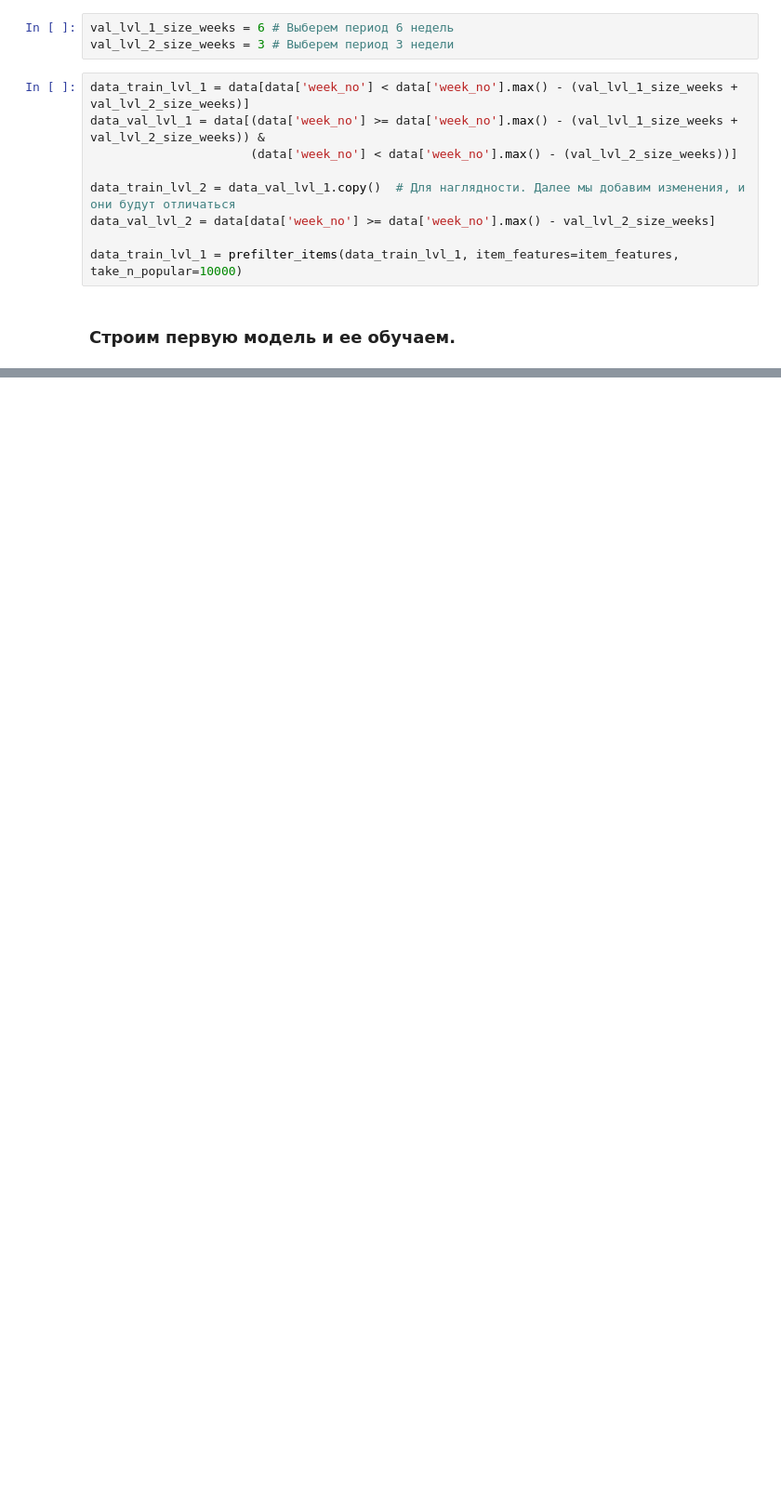
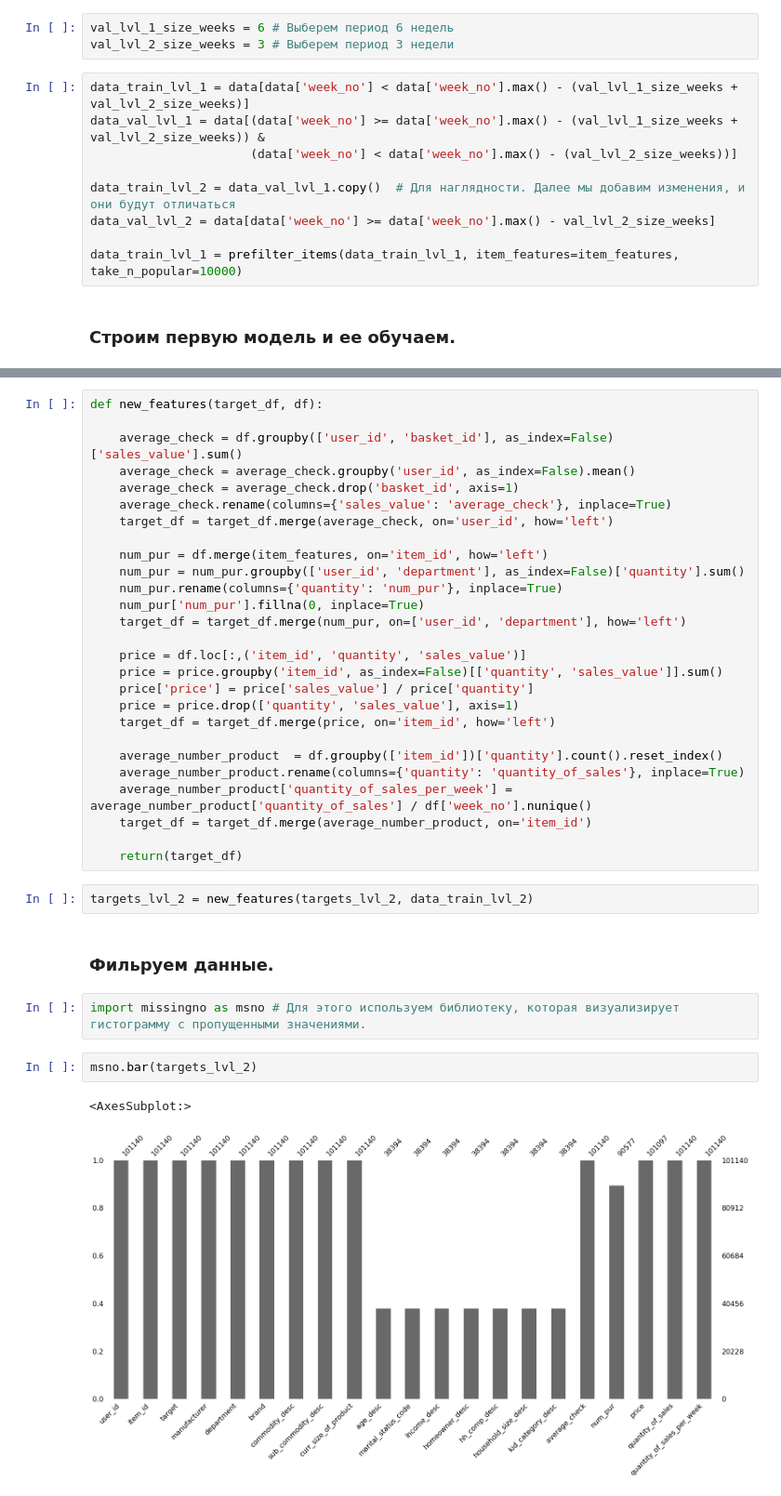
Before and after one commit to OctavianNekit/Recomabdation_System_Project, a Jupyter notebook: Project.ipynb, the cells around one changed output, grey strips where cells are left out. Shown at 93% size. Cells and saved outputs as stored; diff of their text form; blank space fills up the shorter version.

```diff
--- a/Project.ipynb
+++ b/Project.ipynb
@@ -332,0 +372,38 @@ result_lvl_1.apply(lambda row: recall_at_k(row['als'], row['actual'], k=50), axi
+# %%
+def new_features(target_df, df):
+
+    average_check = df.groupby(['user_id', 'basket_id'], as_index=False)['sales_value'].sum()
+    average_check = average_check.groupby('user_id', as_index=False).mean()
+    average_check = average_check.drop('basket_id', axis=1)
+    average_check.rename(columns={'sales_value': 'average_check'}, inplace=True)
+    target_df = target_df.merge(average_check, on='user_id', how='left')
+
+    num_pur = df.merge(item_features, on='item_id', how='left')
+    num_pur = num_pur.groupby(['user_id', 'department'], as_index=False)['quantity'].sum()
+    num_pur.rename(columns={'quantity': 'num_pur'}, inplace=True)
+    num_pur['num_pur'].fillna(0, inplace=True)
+    target_df = target_df.merge(num_pur, on=['user_id', 'department'], how='left')
+
+    price = df.loc[:,('item_id', 'quantity', 'sales_value')]
+    price = price.groupby('item_id', as_index=False)[['quantity', 'sales_value']].sum()
+    price['price'] = price['sales_value'] / price['quantity']
+    price = price.drop(['quantity', 'sales_value'], axis=1)
+    target_df = target_df.merge(price, on='item_id', how='left')
+
+    average_number_product  = df.groupby(['item_id'])['quantity'].count().reset_index()
+    average_number_product.rename(columns={'quantity': 'quantity_of_sales'}, inplace=True)
+    average_number_product['quantity_of_sales_per_week'] = average_number_product['quantity_of_sales'] / df['week_no'].nunique()
+    target_df = target_df.merge(average_number_product, on='item_id')
+
+    return(target_df)
+# %%
+targets_lvl_2 = new_features(targets_lvl_2, data_train_lvl_2)
+# %% [markdown]
+### Фильруем данные.
+# %%
+import missingno as msno # Для этого используем библиотеку, которая визуализирует гистограмму с пропущенными значениями.
+# %%
+msno.bar(targets_lvl_2)
+# %% [output]
+<AxesSubplot:>
+[figure, added]
```
Also changed, not shown: parts of 32 cells of this notebook, 2 other files.
